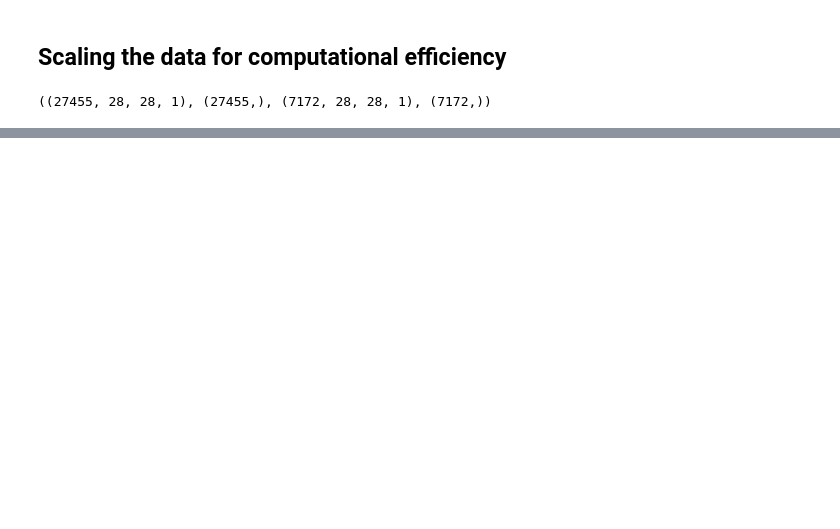
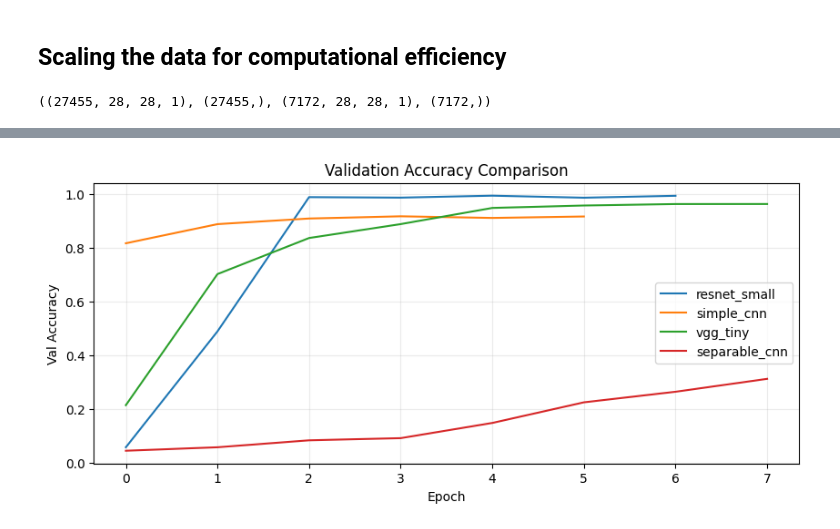
Before and after one commit to ChenxiJiang0828/EECS504-Project-ASL, a Jupyter notebook: Sign_MNIST_CNN.ipynb, the cells around one changed output, grey strips where cells are left out. Cells and saved outputs as stored; diff of their text form; code cells hidden in the pictures; blank space fills up the shorter version.

```diff
--- a/Sign_MNIST_CNN.ipynb
+++ b/Sign_MNIST_CNN.ipynb
@@ -21,6 +20,10 @@ import tensorflow as tf
 # %%
 TRAIN_PATH = 'data/sign_mnist_train.csv'
 VALID_PATH = 'data/sign_mnist_test.csv'
-NO_CLASSES = 26
+
+INPUT_SHAPE = (28, 28, 1)
+EPOCHS = 8
+BATCH_SIZE = 128
+LEARNING_RATE = 1e-3
 # %% [markdown]
 ## Reading the data
@@ -31,0 +30,6 @@ validData = pd.read_csv(VALID_PATH)
+# %%
+trainData = pd.read_csv(TRAIN_PATH)
+validData = pd.read_csv(VALID_PATH)
+
+NO_CLASSES = int(max(trainData['label'].max(), validData['label'].max()) + 1)
+print(f'Train samples: {len(trainData)}, Valid samples: {len(validData)}, Classes: {NO_CLASSES}')
@@ -105,0 +250,12 @@ plt.show()
+# %%
+plt.figure(figsize=(10, 4))
+for model_name, hist in histories.items():
+    plt.plot(hist.history['val_accuracy'], label=model_name)
+plt.title('Validation Accuracy Comparison')
+plt.xlabel('Epoch')
+plt.ylabel('Val Accuracy')
+plt.legend()
+plt.grid(alpha=0.25)
+plt.show()
+# %% [output]
+[figure, added]
```
Also changed, not shown: parts of 25 cells of this notebook, 1 other file.
